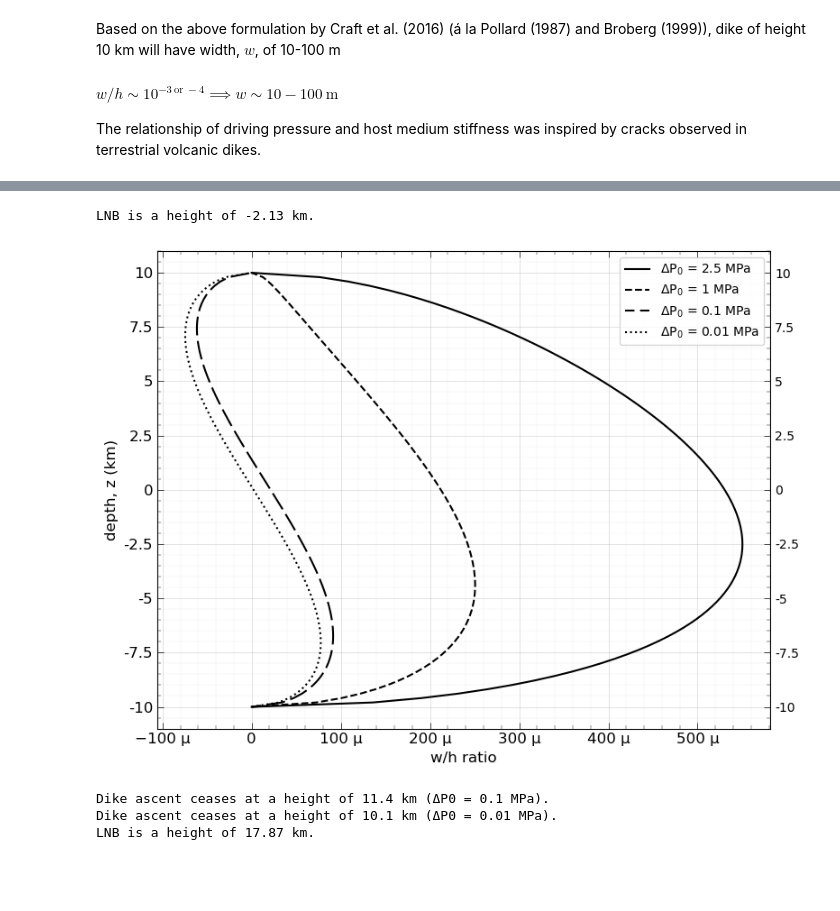
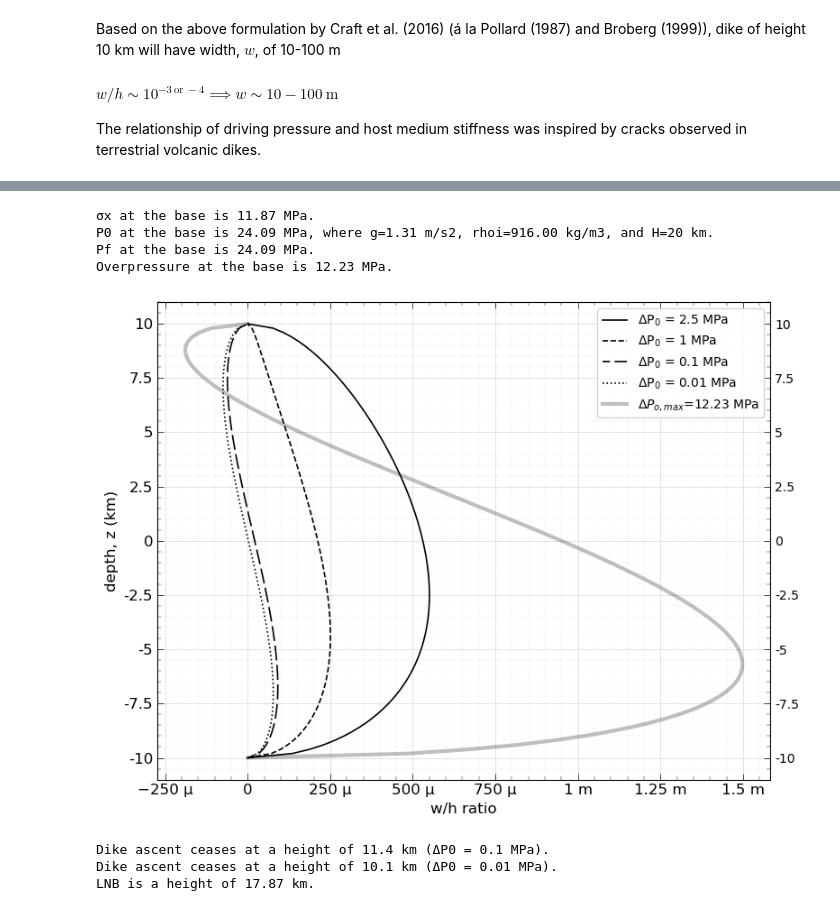
Before and after one commit to CottomR-et-al/Europa-ice-ocean-exchange, a Jupyter notebook: F25_Dikes_Europa.ipynb, the cells around one changed output, grey strips where cells are left out. Saved outputs shown, nothing was run; the diff lists cells and outputs as text; code cells hidden in the pictures; blank space fills up the shorter version.

```diff
--- a/F25_Dikes_Europa.ipynb
+++ b/F25_Dikes_Europa.ipynb
@@ -73,9 +73,9 @@ tend = 5e6*y2sec # end time (s)
 t = ((ymi/(2*λ))**2)/kappa # starting time (s)
 n = 0 # first iteration
 # %%
-DP = np.linspace(1e4, 2.5e6, 100) # change factors of overpressure
+DP = np.linspace(1e3, 2.5e6, 100) # change factors of overpressure
 max_depth = 20e3
-fig, ax1 = plt.subplots(figsize=(5,4))
+fig, ax1 = plt.subplots(figsize=(8,6))
 # fig, (ax1, ax2) = plt.subplots(1, 2, figsize=(16, 6))
 cmap = plt.get_cmap(cmo.matter_r)
 DP_norm = LogNorm(vmin=np.min(DP), vmax=np.max(DP))
@@ -112,8 +112,8 @@ for dp in DP:
 
 velocities = np.array(velocities)
 
-ax1.set_xlabel('velocity, u (m/s)')
-ax1.set_ylabel('depth, z (km)')
+ax1.set_xlabel('velocity, $u$ (m/s)')
+ax1.set_ylabel('depth, $z$ (km)')
 ax1.invert_yaxis()
 ax1.set_xlim(left=0)
 ax1.set_ylim(bottom=20, top=0)
@@ -333,7 +333,7 @@ bN = 1/2 * (6*(3*a_Lister+1)/a_Lister)**(a_Lister/(3*a_Lister + 1)) * (G_up / G_
 A = 15.4 * eta_w**(-1/7) * (rhow * delta_rho_inv * g)**(-3/7)
 widths = []
 
-fig, ax = plt.subplots(layout='tight', figsize=(5,4))
+fig, ax = plt.subplots(layout='tight', figsize=(8,6))
 for a in [2, 4, 6]:
     Q = 10**a
     # x = 0 # at the center of the breadth
@@ -358,6 +358,8 @@ labelLines(ax.get_lines(), xvals=[15, 15, 15], align=True, fontsize=10, color='b
 ax.loglog()
 ax.set_xlabel('height, h (km)')
 ax.set_ylabel('width, 2w (m)')
+plt.xticks(fontsize=12)
+plt.yticks(fontsize=12)
 ax.set_axisbelow(True) # gridlines behind contours
 ax.xaxis.set_major_formatter(StrMethodFormatter('{x:g}'))
 ax.yaxis.set_major_formatter(StrMethodFormatter('{x:g}'))
@@ -737,20 +737,20 @@ Based on the above formulation by Craft et al. (2016) (á la Pollard (1987) and
 The relationship of driving pressure and host medium stiffness was inspired by cracks observed in terrestrial volcanic dikes.
 # %%
 # Craft 2016, á la Pollard (1987) and Broberg (1999)
+ν = 0.33
 fig, ax = plt.subplots(layout='tight', figsize=(8,6))
 H = 20e3 # (m) total thickness
 d = np.linspace(0, H, 100) # (m) depth
 height = H - d # (m) height above the base
 P0 = rhoi * g * H # pressure at base
 Pf = P0 - rhow * g * height
-sig_x = nu / (1 - nu) * (rhoi * g * d)
-P_over = Pf - sig_x
+sig_x = ν / (1 - ν) * (rhoi * g * d)
+P_over = Pf - sig_x # overpressure available to open the dike
 # P to Q
-LNB = P_over / (rhow * g * 1e3)
+LNB = P0 / (rhow * g)
 Q = P_over * (wxh * LNB)
-wxh = P_over / (G / (1 - nu)) * (1 - (h**2 / (H/2)**2))**(1/2)
-if np.any(wxh) > 0:
-    plt.plot(wxh, d/1e3, color='black', lw = 1.2, label=rf'$P_{{o,max}}$={np.max(P_over)/1e6:.2f} MPa')
+wxh = P_over / (G / (1 - ν)) * (1 - (h**2 / (H/2)**2))**(1/2)
+plt.plot(wxh, d/1e3, color='black', lw = 1.2, label=rf'$ΔP_{{o,max}}$={np.max(P_over)/1e6:.2f} MPa')
 
 lines = ax.get_lines()
 ax = plt.gca()
@@ -795,8 +775,15 @@ array([-2.86670000e+06, -2.69869120e+06, -2.53068240e+06, -2.36267359e+06,
 # %%
 # LNB for code above
-print(rf"LNB is a height of {P_over[0] / (rhow * g * 1e3):.2f} km.")
+# print(rf"LNB is a height of {P_over[0] / (rhow * g * 1e3):.2f} km.")
+print(rf"σx at the base is {sig_x[-1]/1e6:.2f} MPa.")
+print(rf"P0 at the base is {P0/1e6:.2f} MPa, where g={g:.2f} m/s2, rhoi={rhoi:.2f} kg/m3, and H={H/1e3:.0f} km.")
+print(rf"Pf at the base is {Pf[-1]/1e6:.2f} MPa.")
+print(rf"Overpressure at the base is {P_over[-1]/1e6:.2f} MPa.")
 # %% [output]
-LNB is a height of -2.13 km.
+σx at the base is 11.87 MPa.
+P0 at the base is 24.09 MPa, where g=1.31 m/s2, rhoi=916.00 kg/m3, and H=20 km.
+Pf at the base is 24.09 MPa.
+Overpressure at the base is 12.23 MPa.
 # %%
 # Lister and Kerr (1991) eqn 13
 
@@ -804,37 +791,53 @@ fig, ax = plt.subplots(layout='tight', figsize=(8,6))
 overpressures = [2.5e6, 1e6, 1e5, 1e4]
 H = 20e3 # (m) total thickness
 h = np.linspace(-H/2, H/2, 100) # (m)
+
+### MANGA AND WANG
 Pchange = delta_rho_inv * g * h
 styles = ['solid', '--', (5, (10, 3)), ':']
 Povers = []
 
 for i in range(len(overpressures)):
     P_over = overpressures[i] + 0.5*Pchange
     Povers.append(P_over)
     wxh = P_over / (G / (1 - nu)) * (1 - (h**2 / (H/2)**2))**(1/2)
     if np.any(P_over) > 0:
-        plt.plot(wxh, h/1e3, color='black', ls=styles[i], lw = 1.5, label=rf'ΔP$_0$ = {overpressures[i]/1e6:.2g} MPa')
+        plt.plot(wxh, h/1e3, color='black', ls=styles[i], lw = 1.2, label=rf'ΔP$_0$ = {overpressures[i]/1e6:.2g} MPa')
+
+### CRAFT
+ν = 0.33
+d = H/2 - h
+sig_z = rhoi * g * d
+P0 = rhoi * g * H # pressure at base
+Pf = P0 - rhow * g * (h + H/2)
+sig_y = ν / (1 - ν) * sig_z
+P_over = Pf - sig_y # overpressure available to open the dike
+# P to Q
+LNB = P0 / (rhow * g)
+Q = P_over * (wxh * LNB)
+wxh = P_over / (G / (1 - ν)) * (1 - (h**2 / (H/2)**2))**(1/2)
+plt.plot(wxh, h/1e3, color='black', alpha=0.25, lw = 3, label=rf'$ΔP_{{o,max}}$={np.max(P_over)/1e6:.2f} MPa')
 
 ax.legend(loc='upper right', fontsize=10)
 ax = plt.gca()
 # lines = ax.get_lines()
 # if lines:
 #     labelLines(lines, align=True, fontsize=12, color='black')
 ax.yaxis.set_major_formatter(StrMethodFormatter('{x:g}'))
 ax.xaxis.set_major_formatter(EngFormatter())
 ax.minorticks_on()
 plt.xticks(fontsize=12)
 plt.yticks(fontsize=12)
 plt.ylabel('depth, z (km)', fontsize=12)
 plt.xlabel('w/h ratio', fontsize=12)
 ax.tick_params(which='major', length=5, width=0.5, direction='in', top=True, right=True, labelright=True)
 ax.tick_params(which='minor', length=3, width=0.3, direction='in', top=True, right=True)
 ax.yaxis.set_major_formatter(StrMethodFormatter('{x:g}'))
 ax.yaxis.set_minor_formatter(NullFormatter())
 ax.grid(which='major', alpha=0.5, linewidth=0.5)
 ax.grid(which='minor', alpha=0.2, linewidth=0.3)
 # %% [output]
-[figure, old version]
+[figure, new version]
 # %%
 print(rf"Dike ascent ceases at a height of {10+(-2*(overpressures[2] / (delta_rho_inv * g))/1e3):.3g} km (ΔP0 = 0.1 MPa).")
 print(rf"Dike ascent ceases at a height of {10+(-2*(overpressures[3] / (delta_rho_inv * g))/1e3):.3g} km (ΔP0 = 0.01 MPa).")
```
Also changed, not shown: parts of 9 cells of this notebook.
